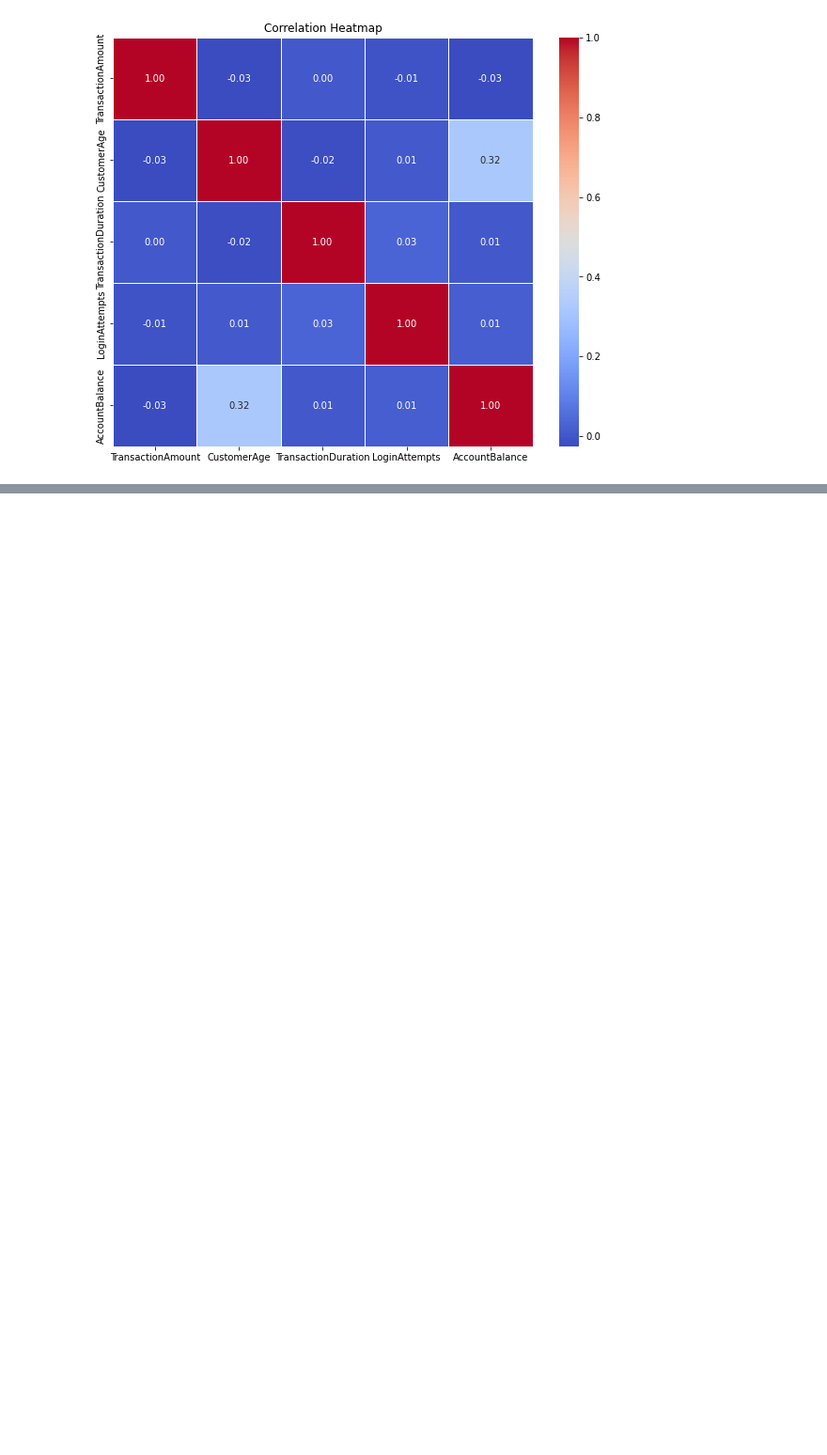
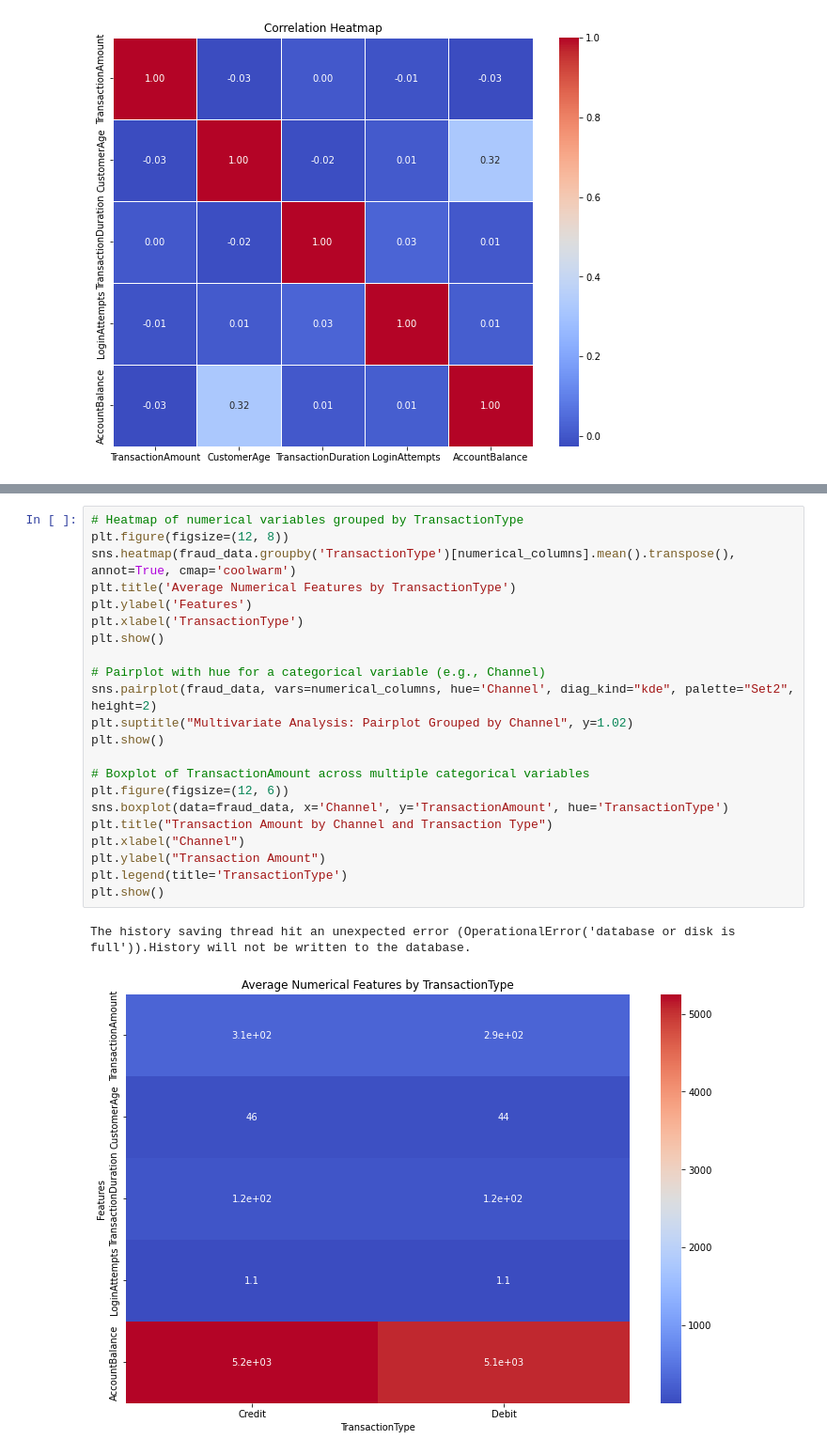
Before and after one commit to RichelCode/Fraud-Detection-Prediction, a Jupyter notebook: Fraud Detection Prediction.ipynb, the cells around one changed output, grey strips where cells are left out. Shown at 94% size. Saved outputs shown, nothing was run; the diff lists cells and outputs as text; blank space fills up the shorter version.

```diff
--- a/Fraud Detection Prediction.ipynb
+++ b/Fraud Detection Prediction.ipynb
@@ -102,0 +142,25 @@ plt.show()
+# %%
+# Heatmap of numerical variables grouped by TransactionType
+plt.figure(figsize=(12, 8))
+sns.heatmap(fraud_data.groupby('TransactionType')[numerical_columns].mean().transpose(), annot=True, cmap='coolwarm')
+plt.title('Average Numerical Features by TransactionType')
+plt.ylabel('Features')
+plt.xlabel('TransactionType')
+plt.show()
+
+# Pairplot with hue for a categorical variable (e.g., Channel)
+sns.pairplot(fraud_data, vars=numerical_columns, hue='Channel', diag_kind="kde", palette="Set2", height=2)
+plt.suptitle("Multivariate Analysis: Pairplot Grouped by Channel", y=1.02)
+plt.show()
+
+# Boxplot of TransactionAmount across multiple categorical variables
+plt.figure(figsize=(12, 6))
+sns.boxplot(data=fraud_data, x='Channel', y='TransactionAmount', hue='TransactionType')
+plt.title("Transaction Amount by Channel and Transaction Type")
+plt.xlabel("Channel")
+plt.ylabel("Transaction Amount")
+plt.legend(title='TransactionType')
+plt.show()
+# %% [output]
+The history saving thread hit an unexpected error (OperationalError('database or disk is full')).History will not be written to the database.
+[figure, added]
```
Also changed, not shown: parts of 4 cells of this notebook.
